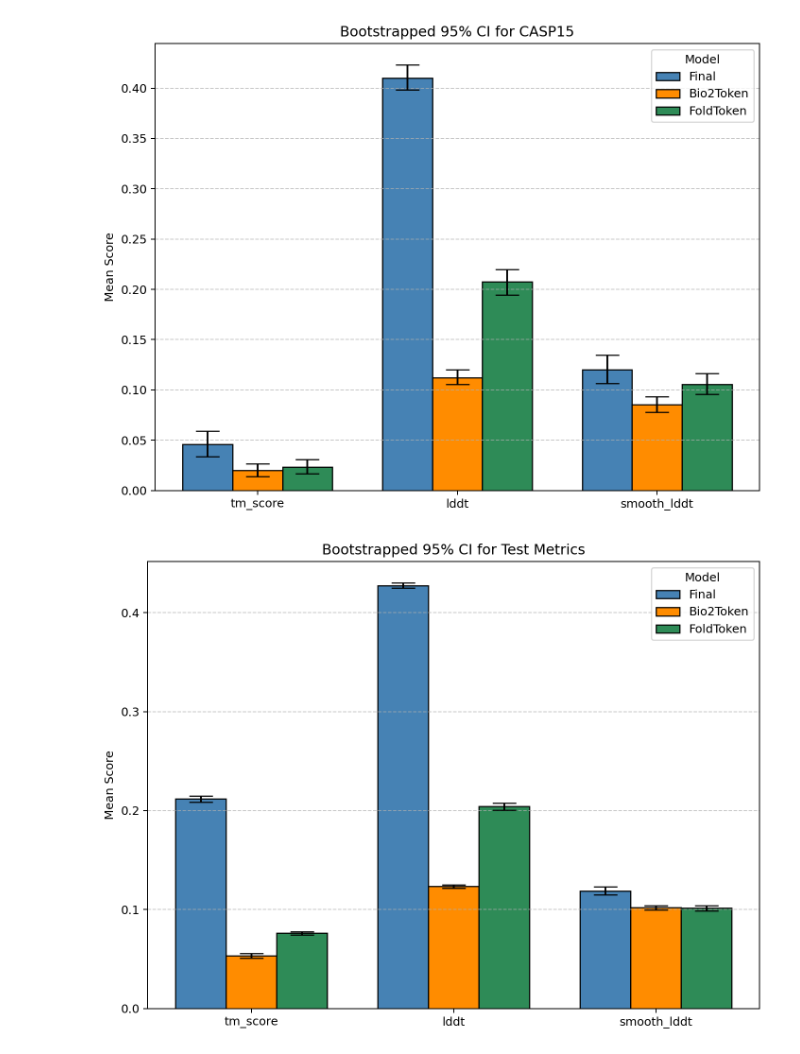
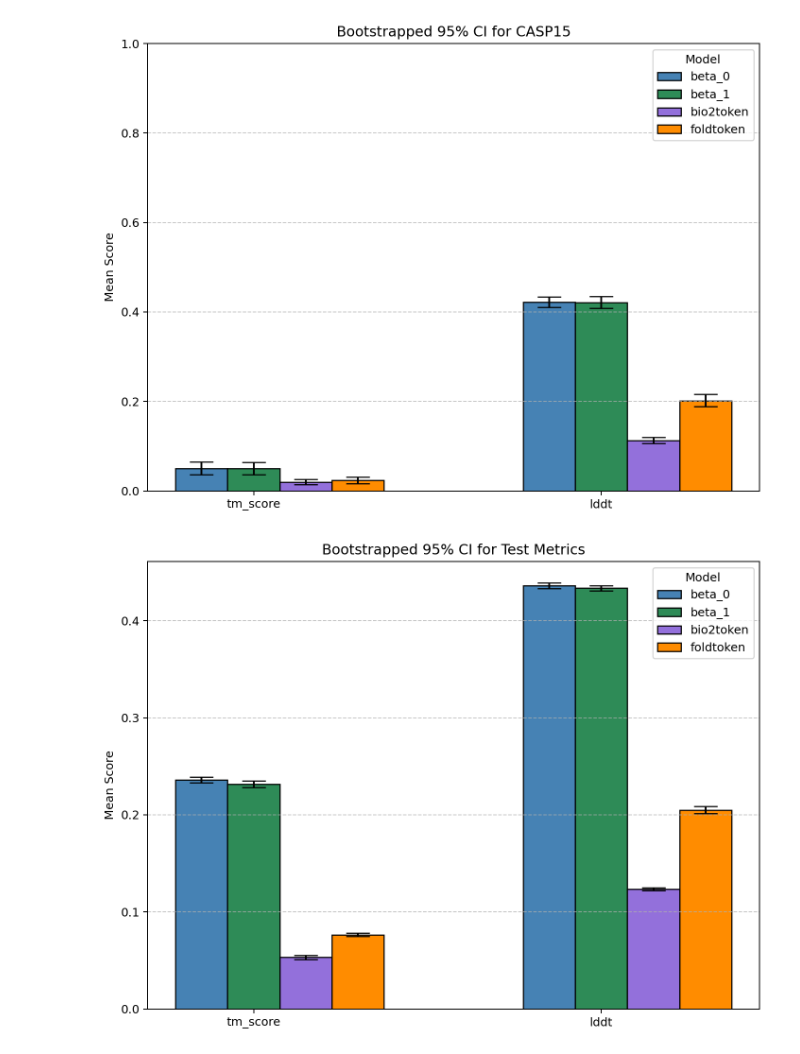
Before and after one commit to BetelgeuseBugFixer/MaPra2025, a Jupyter notebook: benchmark/benchmark.ipynb, the cells around one changed output. Saved outputs shown, nothing was run; the diff lists cells and outputs as text; code cells hidden in the pictures.

```diff
--- a/benchmark/benchmark.ipynb
+++ b/benchmark/benchmark.ipynb
@@ -4,11 +4,25 @@ import numpy as np
 import matplotlib.pyplot as plt
 from scipy.stats import sem
 # %%
-final_casp = pd.read_csv("benchmark_data/final_k17_5_1_h512_256_128_a_1_b_1_plm_lora_latest_casp/final_k17_5_1_h512_256_128_a_1_b_1_plm_lora_latest_casp_scores.csv")
+# old decoder
+old_decoder_casp = pd.read_csv("benchmark_data/final_1_casp/final_1_casp_scores.csv")
+old_decoder_test = pd.read_csv("benchmark_data/final_1_test/final_1_test_scores.csv")
 
-bio2token_casp = pd.read_csv("benchmark_data/t_fold_bio2token_k17_5_1_h512_256_128_lora_latest_casp/t_fold_bio2token_k17_5_1_h512_256_128_lora_latest_casp_scores.csv")
+# beta = 0
+beta_0_casp = pd.read_csv("benchmark_data/final_final_1_casp/final_final_1_casp_scores.csv")
+beta_0_test = pd.read_csv("benchmark_data/final_final_1_test/final_final_1_test_scores.csv")
 
-foldtoken_casp = pd.read_csv("benchmark_data/t_fold_foldtoken_k17_5_1_h512_256_128_lora_latest_casp/t_fold_foldtoken_k17_5_1_h512_256_128_lora_latest_casp_scores.csv")
+# beta = 1
+beta_1_casp = pd.read_csv("benchmark_data/final_final_2_casp/final_final_2_casp_scores.csv")
+beta_1_test = pd.read_csv("benchmark_data/final_final_2_test/final_final_2_test_scores.csv")
+
+# bio2token
+bio2token_casp = pd.read_csv("benchmark_data/bio2token_1_casp/bio2token_1_casp_scores.csv")
+bio2token_test = pd.read_csv("benchmark_data/bio2token_1_test/bio2token_1_test_scores.csv")
+
+# foldtoken
+foldtoken_casp = pd.read_csv("benchmark_data/foldtoken_1_casp/foldtoken_1_casp_scores.csv")
+foldtoken_test = pd.read_csv("benchmark_data/foldtoken_1_test/foldtoken_1_test_scores.csv")
 # %%
 # Define the bootstrapping function
 def bootstrap_ci(data, n_bootstrap=1000, ci=0.95):
@@ -20,9 +34,9 @@ def bootstrap_ci(data, n_bootstrap=1000, ci=0.95):
     upper = np.percentile(means, (1 + ci) / 2 * 100)
     return np.mean(means), lower, upper
 # %%
-dfs = [final_casp, bio2token_casp, foldtoken_casp]
-model_names = ["Final", "Bio2Token", "FoldToken"]
-metrics = ['tm_score', 'lddt', 'smooth_lddt']
+dfs = [beta_0_casp, beta_1_casp, bio2token_casp, foldtoken_casp]
+model_names = ["beta_0", "beta_1", "bio2token", "foldtoken"]
+metrics = ['tm_score', 'lddt']
 
 all_results = {}
 
@@ -55,11 +69,11 @@ yerr = np.transpose(errors, (2, 0, 1))  # (low/high, model, metric)
 
 # Plot
 x = np.arange(len(metrics))
-width = 0.25
+width = 0.15
 
 plt.figure(figsize=(8, 6), dpi=180)
 
-colors = ['steelblue', 'darkorange', 'seagreen']
+colors = ['steelblue','seagreen', 'mediumpurple', 'darkorange'] # 'indianred',
 for i, (model, color) in enumerate(zip(model_names, colors)):
     plt.bar(
         x + i * width,
@@ -74,6 +88,7 @@ for i, (model, color) in enumerate(zip(model_names, colors)):
 
 plt.xticks(x + width, metrics)
 plt.ylabel("Mean Score")
+plt.ylim(0, 1)
 plt.title("Bootstrapped 95% CI for CASP15")
 plt.grid(axis='y', linestyle='--', alpha=0.7)
 plt.legend(title="Model")
@@ -81,15 +96,10 @@ plt.tight_layout()
 plt.savefig("plots/bootstrap_ci_plot_casp.png")
 plt.show()
 # %% [output]
-[figure, old version]
+[figure, new version]
-# %%
-final_test = pd.read_csv("benchmark_data/final_k17_5_1_h512_256_128_a_1_b_1_plm_lora_latest_test/final_k17_5_1_h512_256_128_a_1_b_1_plm_lora_latest_test_scores.csv")
-
-bio2token_test = pd.read_csv("benchmark_data/t_fold_bio2token_k17_5_1_h512_256_128_lora_latest_test/t_fold_bio2token_k17_5_1_h512_256_128_lora_latest_test_scores.csv")
-
-foldtoken_test = pd.read_csv("benchmark_data/t_fold_foldtoken_k17_5_1_h512_256_128_lora_latest_test/t_fold_foldtoken_k17_5_1_h512_256_128_lora_latest_test_scores.csv")
 # %%
-dfs = [final_test, bio2token_test, foldtoken_test]
+dfs = [beta_0_test, beta_1_test, bio2token_test, foldtoken_test]
+model_names = ["beta_0", "beta_1", "bio2token", "foldtoken"]
 
 all_results = {}
 
@@ -119,33 +129,34 @@ errors = np.array([
 ])
 # yerr muss in Form (2, model, metric) sein
 yerr = np.transpose(errors, (2, 0, 1))  # (low/high, model, metric)
 
 # Plot
 x = np.arange(len(metrics))
-width = 0.25
+width = 0.15
 
 plt.figure(figsize=(8, 6), dpi=180)
 
-colors = ['steelblue', 'darkorange', 'seagreen']
+colors = ['steelblue','seagreen', 'mediumpurple', 'darkorange'] # 'indianred',
 for i, (model, color) in enumerate(zip(model_names, colors)):
     plt.bar(
         x + i * width,
         means[i],
         yerr=[yerr[0][i], yerr[1][i]],
         capsize=10,
         width=width,
         label=model,
         edgecolor='black',
         color=color
     )
 
 plt.xticks(x + width, metrics)
 plt.ylabel("Mean Score")
+# plt.ylim(0, 1)
 plt.title("Bootstrapped 95% CI for Test Metrics")
 plt.grid(axis='y', linestyle='--', alpha=0.7)
 plt.legend(title="Model")
 plt.tight_layout()
 plt.savefig("plots/bootstrap_ci_plot_test.png")
 plt.show()
 # %% [output]
-[figure, old version]
+[figure, new version]
```
Also changed, not shown: 29 other files.
